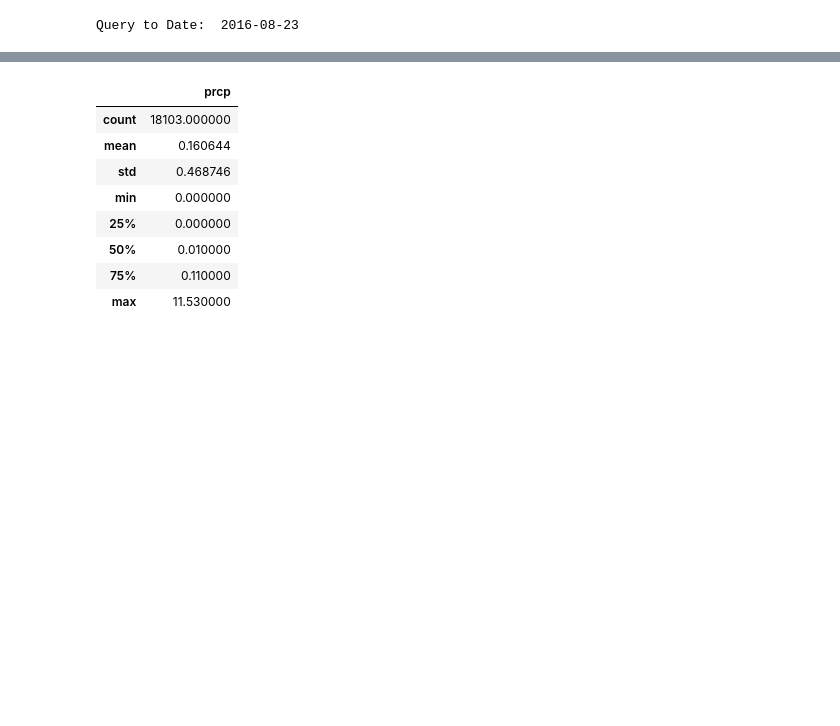
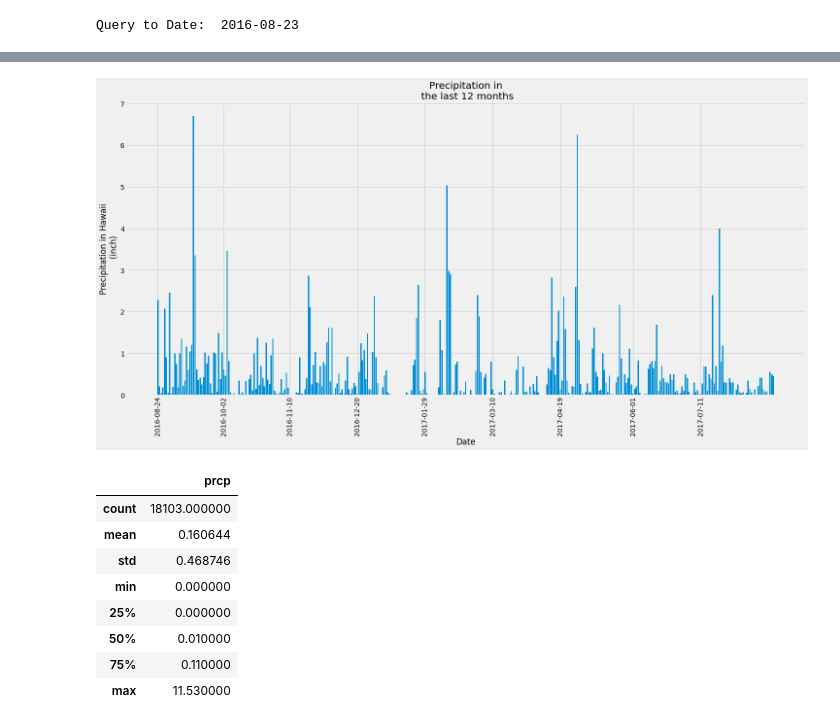
Before and after one commit to PamTT/sqlalchemy-challenge, a Jupyter notebook: climate_starter.ipynb, the cells around one changed output, grey strips where cells are left out. Drawn from its saved outputs; the diff is of its cells as text; code cells hidden in the pictures; blank space fills up the shorter version.

```diff
--- a/climate_starter.ipynb
+++ b/climate_starter.ipynb
@@ -240,0 +243,3 @@ plt.ylim(0, max(last_12months_df["prcp"])+2)
+# %%
+x_axis =last_12months_df.index
+x_axis
@@ -240,0 +253,3 @@ plt.ylim(0, max(last_12months_df["prcp"])+2)
+# %%
+y_axis =last_12months_df.prcp
+y_axis
@@ -241,3 +270,34 @@ plt.ylim(0, max(last_12months_df["prcp"])+2)
+# %%
+
+##Initialize the plot
+
+## Create a Figure
+fig = plt.figure(figsize=(20,10))
+
+
+## Set up Axes
+ax = fig.add_subplot(111)
+
+##Plot the data
+
+ax.bar(x_axis,y_axis)
+
+plt.xticks(rotation='90')
+plt.tight_layout()
+ticks_to_use = last_12months_df.index[::250]
+ax.set_xticks(ticks_to_use)
+
+# Set a Title and labels
+plt.title("Precipitation in\n the last 12 months")
+plt.xlabel("Date")
+plt.ylabel("Precipitation in Hawaii\n (inch)")
+
+
+## Show the plot
+plt.show()
+#ax.get_xlim()
+# %% [output]
+[figure, added]
 # %%
 # Use Pandas to calcualte the summary statistics for the precipitation data
 measurement_prcp_df.describe()
```
Also changed, not shown: parts of 29 cells of this notebook, 1 other file.
